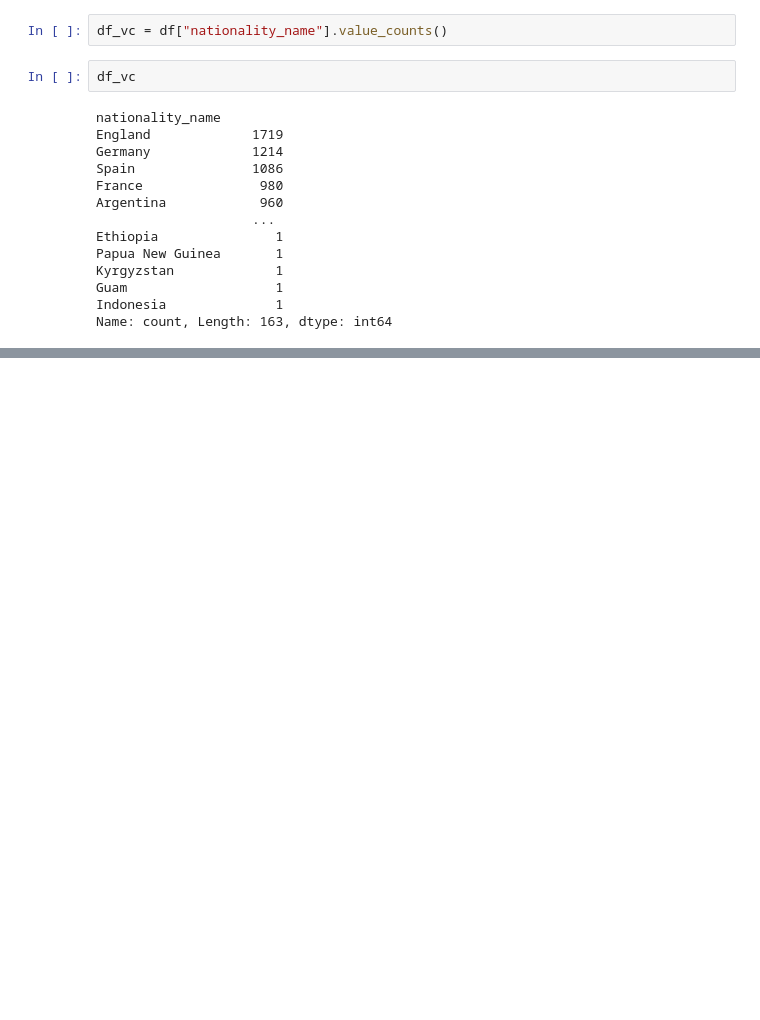
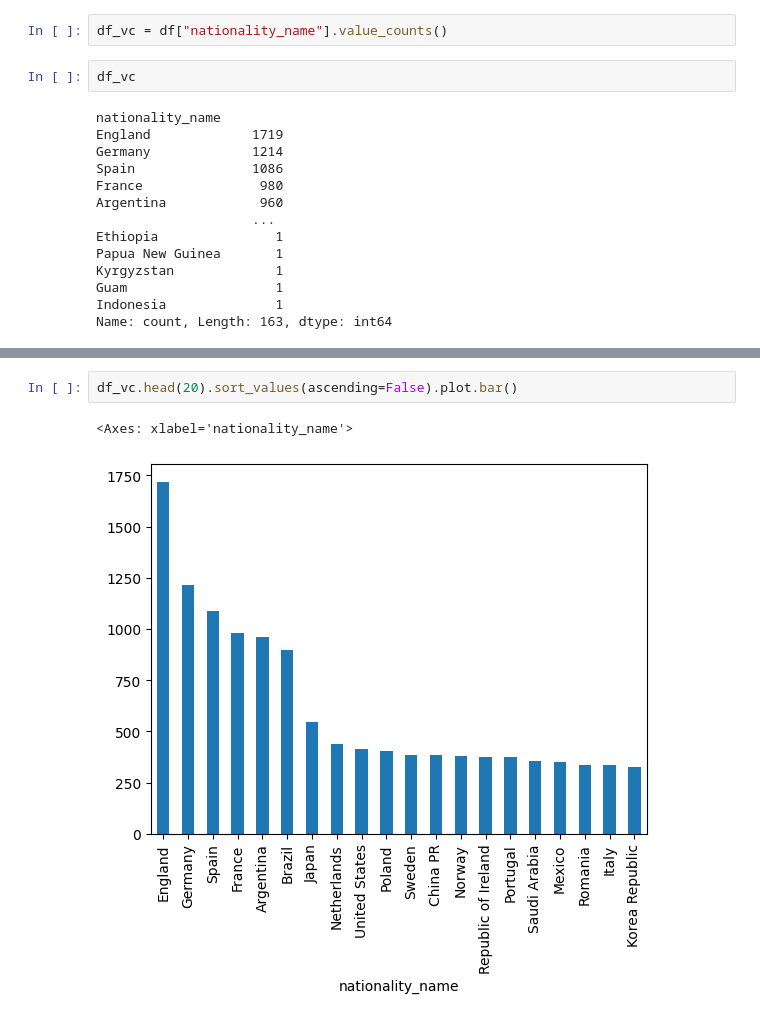
Before and after one commit to martiniifun/data_analysis, a Jupyter notebook: 20230627_sofifa_eda.ipynb, the cells around one changed output, grey strips where cells are left out. Cells and saved outputs as stored; diff of their text form; blank space fills up the shorter version.

```diff
--- a/20230627_sofifa_eda.ipynb
+++ b/20230627_sofifa_eda.ipynb
@@ -552 +583,6 @@ Name: count, Length: 163, dtype: int64
+# %%
+df_vc.head(20).sort_values(ascending=False).plot.bar()
+# %% [output]
+<Axes: xlabel='nationality_name'>
+[figure, added]
 # %%
```
Also changed, not shown: parts of 12 cells of this notebook.
